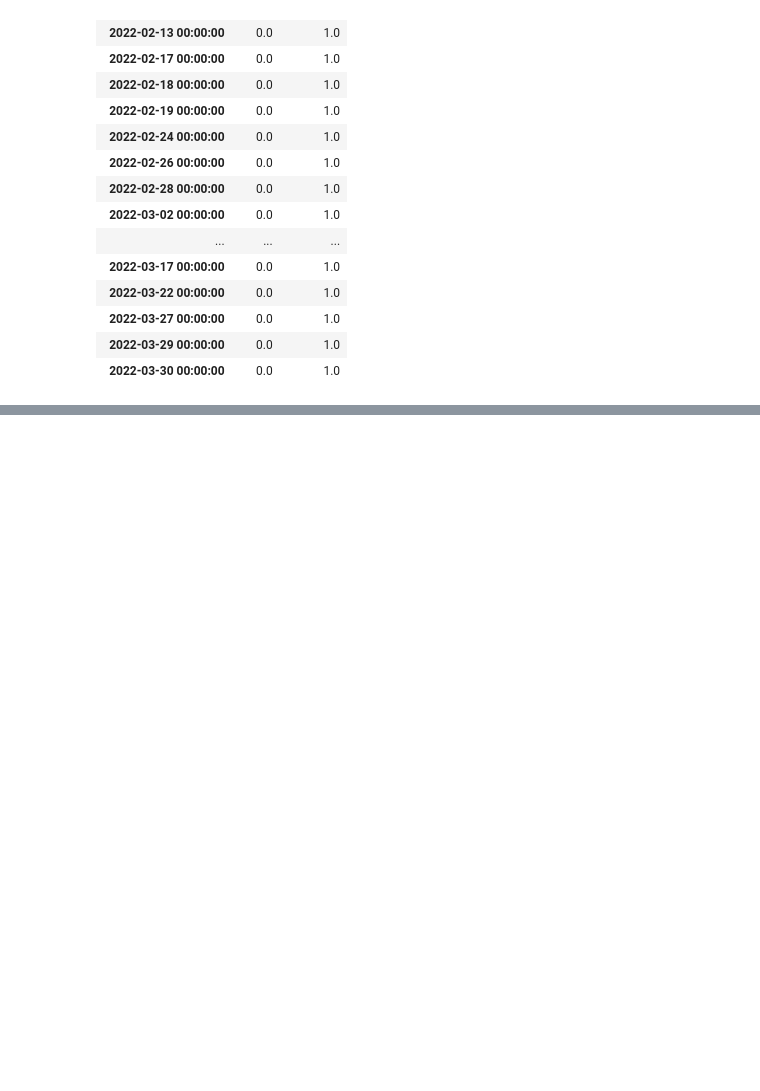
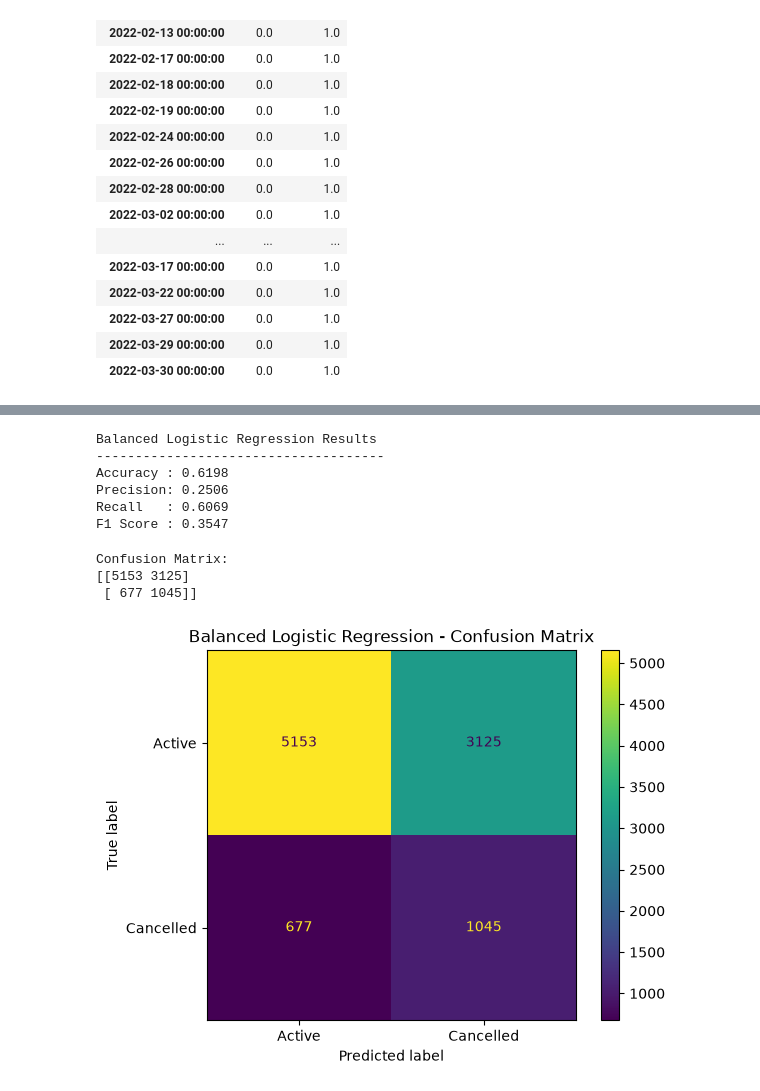
Before and after one commit to Mayanks584/churn_project, a Jupyter notebook: Untitled.ipynb, the cells around one changed output, grey strips where cells are left out. Cells and saved outputs as stored; diff of their text form; code cells hidden in the pictures; blank space fills up the shorter version.

```diff
--- a/Untitled.ipynb
+++ b/Untitled.ipynb
@@ -172,0 +1029,7 @@ pd.crosstab(
+# %%
+preprocessor = ColumnTransformer([
+    ("num", numeric_pipeline, numeric_features),
+    ("cat", categorical_pipeline, categorical_features)
+])
+
+print("Combined preprocessing pipeline created successfully.")
@@ -172,0 +1157,15 @@ pd.crosstab(
+# %%
+from sklearn.linear_model import LogisticRegression
+
+logistic_balanced = LogisticRegression(
+    max_iter=1000,
+    class_weight="balanced",
+    random_state=42
+)
+
+logistic_balanced.fit(
+    X_train_processed,
+    y_train
+)
+
+print("Balanced Logistic Regression model trained successfully.")
@@ -172,0 +1174,5 @@ pd.crosstab(
+# %%
+y_pred_lr_balanced = logistic_balanced.predict(X_test_processed)
+
+print("Balanced Logistic Regression predictions generated successfully.")
+print("Number of predictions:", len(y_pred_lr_balanced))
@@ -172,0 +1217,53 @@ pd.crosstab(
+# %%
+accuracy_lr_balanced = accuracy_score(y_test, y_pred_lr_balanced)
+precision_lr_balanced = precision_score(
+    y_test,
+    y_pred_lr_balanced,
+    zero_division=0
+)
+recall_lr_balanced = recall_score(
+    y_test,
+    y_pred_lr_balanced,
+    zero_division=0
+)
+f1_lr_balanced = f1_score(
+    y_test,
+    y_pred_lr_balanced,
+    zero_division=0
+)
+
+print("Balanced Logistic Regression Results")
+print("-------------------------------------")
+print("Accuracy :", round(accuracy_lr_balanced, 4))
+print("Precision:", round(precision_lr_balanced, 4))
+print("Recall   :", round(recall_lr_balanced, 4))
+print("F1 Score :", round(f1_lr_balanced, 4))
+# %% [output]
+Balanced Logistic Regression Results
+-------------------------------------
+Accuracy : 0.6198
+Precision: 0.2506
+Recall   : 0.6069
+F1 Score : 0.3547
+# %%
+cm_lr_balanced = confusion_matrix(
+    y_test,
+    y_pred_lr_balanced
+)
+
+print("Confusion Matrix:")
+print(cm_lr_balanced)
+
+disp = ConfusionMatrixDisplay(
+    confusion_matrix=cm_lr_balanced,
+    display_labels=["Active", "Cancelled"]
+)
+
+disp.plot()
+plt.title("Balanced Logistic Regression - Confusion Matrix")
+plt.show()
+# %% [output]
+Confusion Matrix:
+[[5153 3125]
+ [ 677 1045]]
+[figure, added]
```
Also changed, not shown: parts of 76 cells of this notebook, 4 other files.
